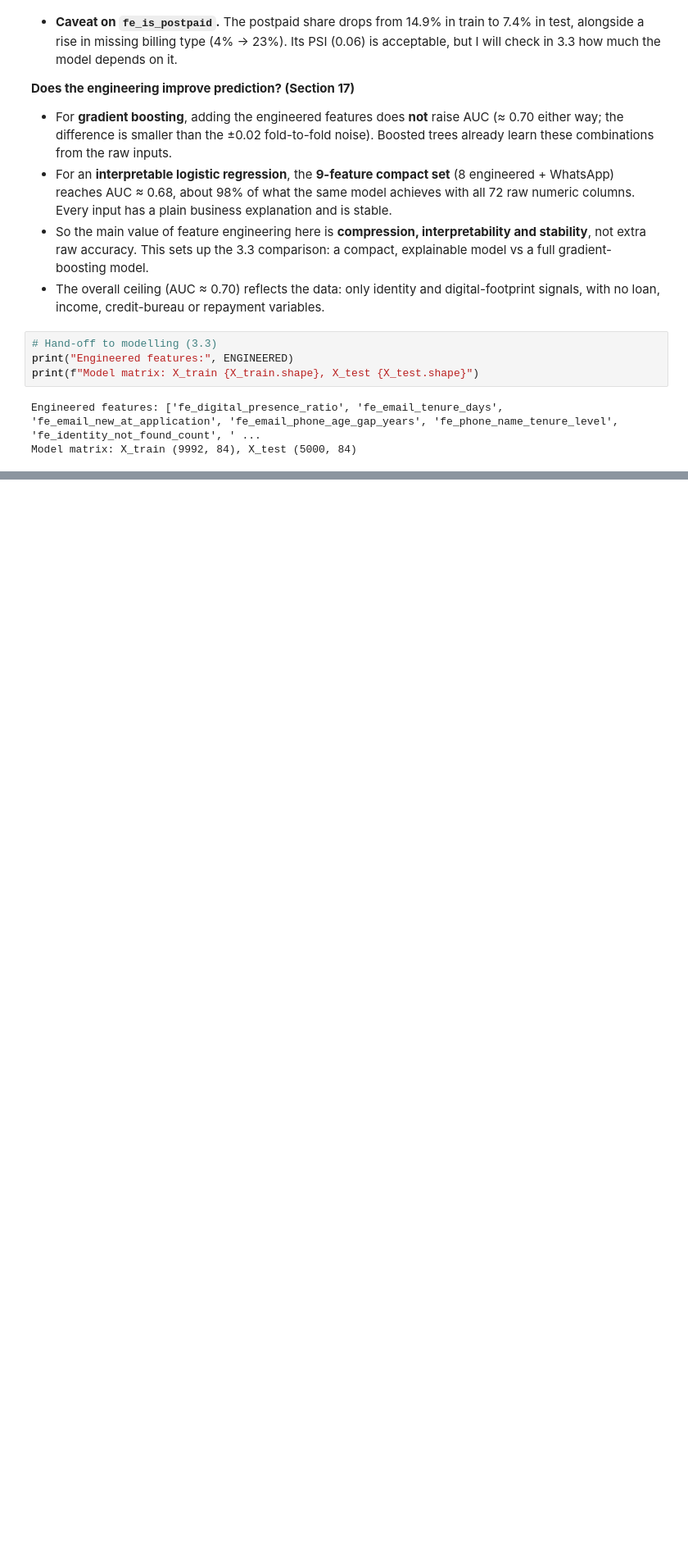
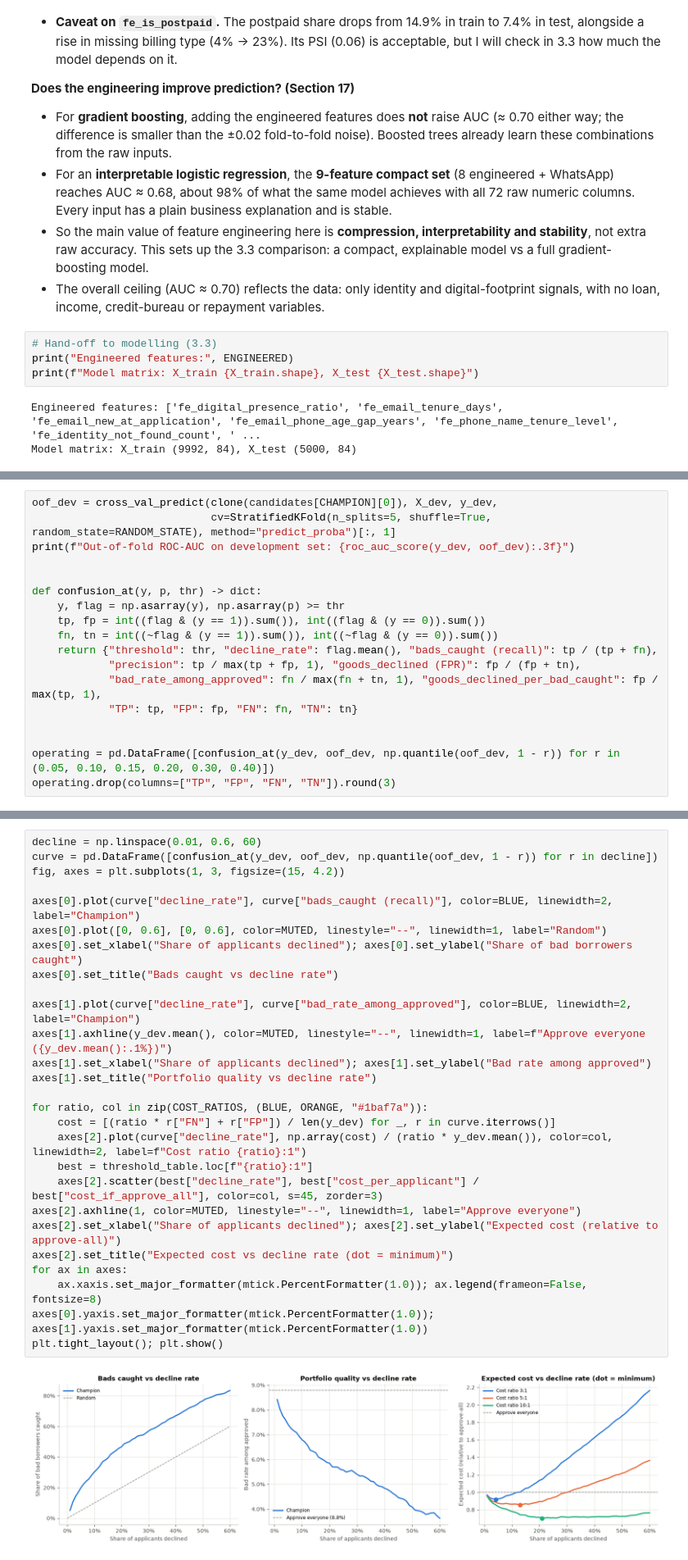
Before and after one commit to Pacesetter55/Fraud_detection, a Jupyter notebook: Model code_priyanshu.ipynb, the cells around one changed output, grey strips where cells are left out. Shown at 82% size. Cells and saved outputs as stored; diff of their text form; blank space fills up the shorter version.

```diff
--- a/Model code_priyanshu.ipynb
+++ b/Model code_priyanshu.ipynb
@@ -1406,0 +1761,18 @@ Model matrix: X_train (9992, 84), X_test (5000, 84)
+# %%
+oof_dev = cross_val_predict(clone(candidates[CHAMPION][0]), X_dev, y_dev,
+                            cv=StratifiedKFold(n_splits=5, shuffle=True, random_state=RANDOM_STATE), method="predict_proba")[:, 1]
+print(f"Out-of-fold ROC-AUC on development set: {roc_auc_score(y_dev, oof_dev):.3f}")
+
+
+def confusion_at(y, p, thr) -> dict:
+    y, flag = np.asarray(y), np.asarray(p) >= thr
+    tp, fp = int((flag & (y == 1)).sum()), int((flag & (y == 0)).sum())
+    fn, tn = int((~flag & (y == 1)).sum()), int((~flag & (y == 0)).sum())
+    return {"threshold": thr, "decline_rate": flag.mean(), "bads_caught (recall)": tp / (tp + fn),
+            "precision": tp / max(tp + fp, 1), "goods_declined (FPR)": fp / (fp + tn),
+            "bad_rate_among_approved": fn / max(fn + tn, 1), "goods_declined_per_bad_caught": fp / max(tp, 1),
+            "TP": tp, "FP": fp, "FN": fn, "TN": tn}
+
+
+operating = pd.DataFrame([confusion_at(y_dev, oof_dev, np.quantile(oof_dev, 1 - r)) for r in (0.05, 0.10, 0.15, 0.20, 0.30, 0.40)])
+operating.drop(columns=["TP", "FP", "FN", "TN"]).round(3)
@@ -1406,0 +1826,29 @@ Model matrix: X_train (9992, 84), X_test (5000, 84)
+# %%
+decline = np.linspace(0.01, 0.6, 60)
+curve = pd.DataFrame([confusion_at(y_dev, oof_dev, np.quantile(oof_dev, 1 - r)) for r in decline])
+fig, axes = plt.subplots(1, 3, figsize=(15, 4.2))
+
+axes[0].plot(curve["decline_rate"], curve["bads_caught (recall)"], color=BLUE, linewidth=2, label="Champion")
+axes[0].plot([0, 0.6], [0, 0.6], color=MUTED, linestyle="--", linewidth=1, label="Random")
+axes[0].set_xlabel("Share of applicants declined"); axes[0].set_ylabel("Share of bad borrowers caught")
+axes[0].set_title("Bads caught vs decline rate")
+
+axes[1].plot(curve["decline_rate"], curve["bad_rate_among_approved"], color=BLUE, linewidth=2, label="Champion")
+axes[1].axhline(y_dev.mean(), color=MUTED, linestyle="--", linewidth=1, label=f"Approve everyone ({y_dev.mean():.1%})")
+axes[1].set_xlabel("Share of applicants declined"); axes[1].set_ylabel("Bad rate among approved")
+axes[1].set_title("Portfolio quality vs decline rate")
+
+for ratio, col in zip(COST_RATIOS, (BLUE, ORANGE, "#1baf7a")):
+    cost = [(ratio * r["FN"] + r["FP"]) / len(y_dev) for _, r in curve.iterrows()]
+    axes[2].plot(curve["decline_rate"], np.array(cost) / (ratio * y_dev.mean()), color=col, linewidth=2, label=f"Cost ratio {ratio}:1")
+    best = threshold_table.loc[f"{ratio}:1"]
+    axes[2].scatter(best["decline_rate"], best["cost_per_applicant"] / best["cost_if_approve_all"], color=col, s=45, zorder=3)
+axes[2].axhline(1, color=MUTED, linestyle="--", linewidth=1, label="Approve everyone")
+axes[2].set_xlabel("Share of applicants declined"); axes[2].set_ylabel("Expected cost (relative to approve-all)")
+axes[2].set_title("Expected cost vs decline rate (dot = minimum)")
+for ax in axes:
+    ax.xaxis.set_major_formatter(mtick.PercentFormatter(1.0)); ax.legend(frameon=False, fontsize=8)
+axes[0].yaxis.set_major_formatter(mtick.PercentFormatter(1.0)); axes[1].yaxis.set_major_formatter(mtick.PercentFormatter(1.0))
+plt.tight_layout(); plt.show()
+# %% [output]
+[figure, added]
```
Also changed, not shown: parts of 44 cells of this notebook, 1 other file.
